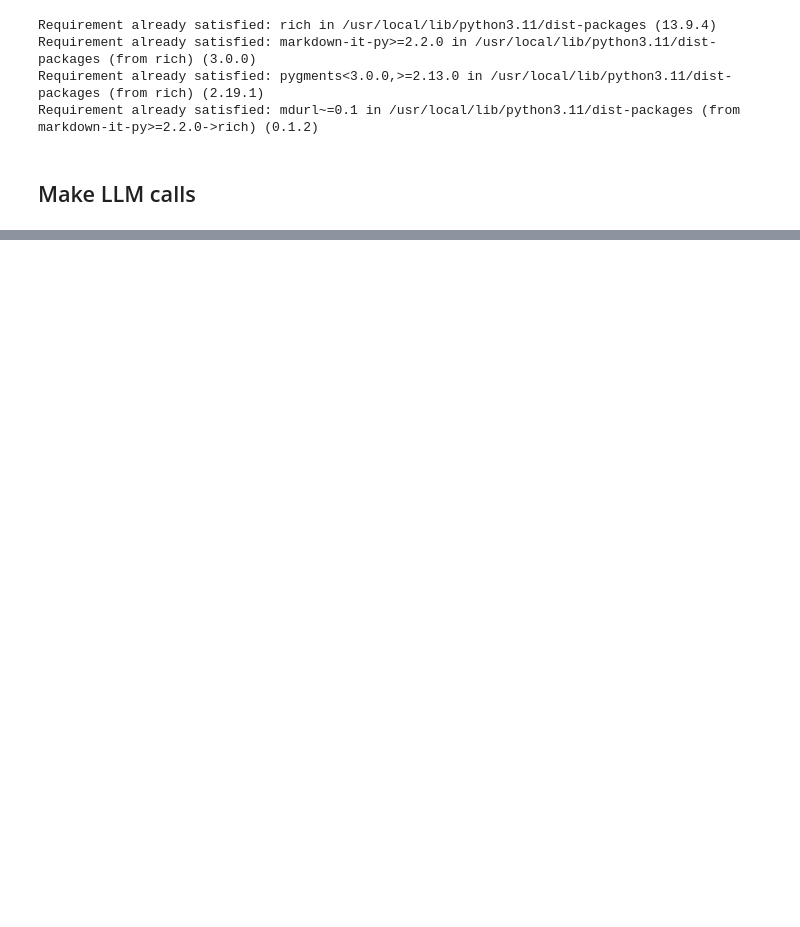
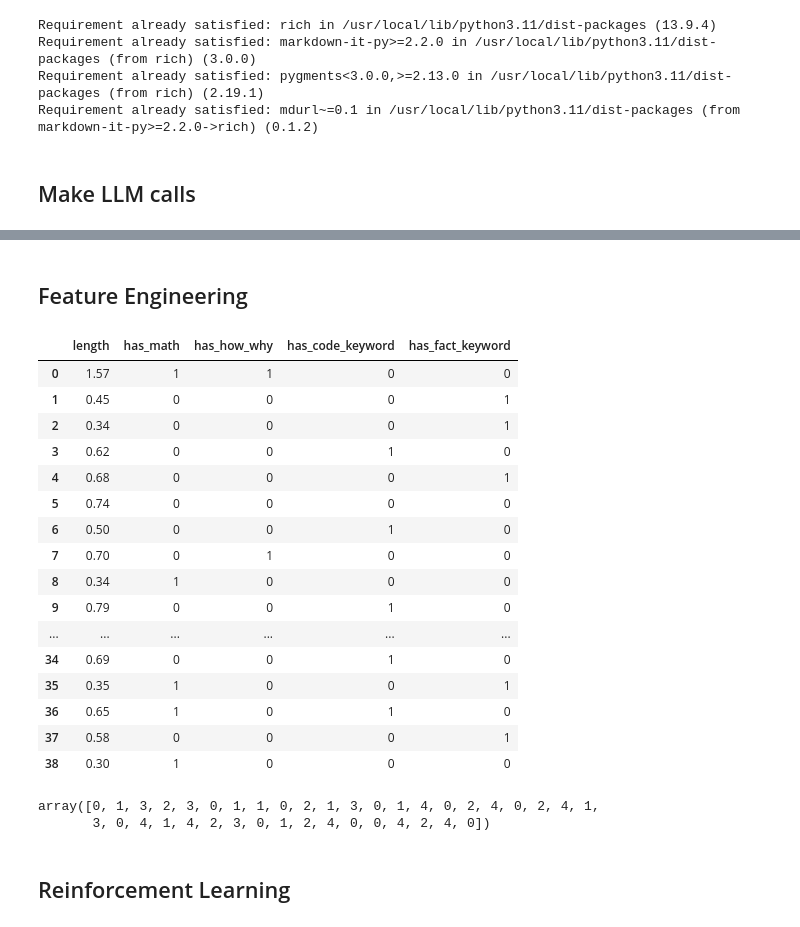
Before and after one commit to casualcomputer/llm_google_colab, a Jupyter notebook: llm_tracing.ipynb, the cells around one changed output, grey strips where cells are left out. Cells and saved outputs as stored; diff of their text form; code cells hidden in the pictures; blank space fills up the shorter version.

```diff
--- a/llm_tracing.ipynb
+++ b/llm_tracing.ipynb
@@ -562,4 +426,0 @@ react log →
-# %%
-query = "What is the capital of Ottawa and its population?"
-for mode in ["zero_shot", "few_shot", "cot", "cot_sc"]:r
-    print(f"{mode:<8} →", call_with_mode(query, mode))
@@ -605,0 +746,49 @@ react → Canberra, with an estimated population of 473,855 as of June 2024.
+# %% [markdown]
+## Feature Engineering
+# %%
+from sklearn.preprocessing import LabelEncoder
+# 2. Feature Extraction
+def extract_features(query: str) -> dict:
+    return {
+        "length": len(query) / 100.0,
+        "has_math": int(bool(re.search(r"\d+|\+|\-|\*|\/|sum|calculate", query.lower()))),
+        "has_how_why": int("how" in query.lower() or "why" in query.lower()),
+        "has_code_keyword": int("code" in query.lower() or "def" in query.lower() or "function" in query.lower() or "import" in query.lower()),
+        "has_fact_keyword": int(bool(re.search(r"\bwho\b|\bwhat\b|\bwhere\b|\bwhen\b|\ bgdp\b|\ bcapital\b|\ btranslate\b", query.lower())))
+    }
+
+features_list = [extract_features(q) for q in df["query"]]
+features_df = pd.DataFrame(features_list)  # shape: (num_rows, 5)
+
+# 3. Encode Labels
+modes = ["zero_shot", "few_shot", "cot", "pal", "react"]
+label_encoder = LabelEncoder()
+label_encoder.fit(modes)
+y = label_encoder.transform(df["chosen_mode"])
+# %%
+features_df
+# %% [output]
+|  | length | has_math | has_how_why | has_code_keyword | has_fact_keyword |
+| 0 | 1.57 | 1 | 1 | 0 | 0 |
+| 1 | 0.45 | 0 | 0 | 0 | 1 |
+| 2 | 0.34 | 0 | 0 | 0 | 1 |
+| 3 | 0.62 | 0 | 0 | 1 | 0 |
+| 4 | 0.68 | 0 | 0 | 0 | 1 |
+| 5 | 0.74 | 0 | 0 | 0 | 0 |
+| 6 | 0.50 | 0 | 0 | 1 | 0 |
+| 7 | 0.70 | 0 | 1 | 0 | 0 |
+| 8 | 0.34 | 1 | 0 | 0 | 0 |
+| 9 | 0.79 | 0 | 0 | 1 | 0 |
+| ... | ... | ... | ... | ... | ... |
+| 34 | 0.69 | 0 | 0 | 1 | 0 |
+| 35 | 0.35 | 1 | 0 | 0 | 1 |
+| 36 | 0.65 | 1 | 0 | 1 | 0 |
+| 37 | 0.58 | 0 | 0 | 0 | 1 |
+| 38 | 0.30 | 1 | 0 | 0 | 0 |
+# %%
+y
+# %% [output]
+array([0, 1, 3, 2, 3, 0, 1, 1, 0, 2, 1, 3, 0, 1, 4, 0, 2, 4, 0, 2, 4, 1,
+       3, 0, 4, 1, 4, 2, 3, 0, 1, 2, 4, 0, 0, 4, 2, 4, 0])
+# %% [markdown]
+## Reinforcement Learning
```
Also changed, not shown: parts of 30 cells of this notebook.
